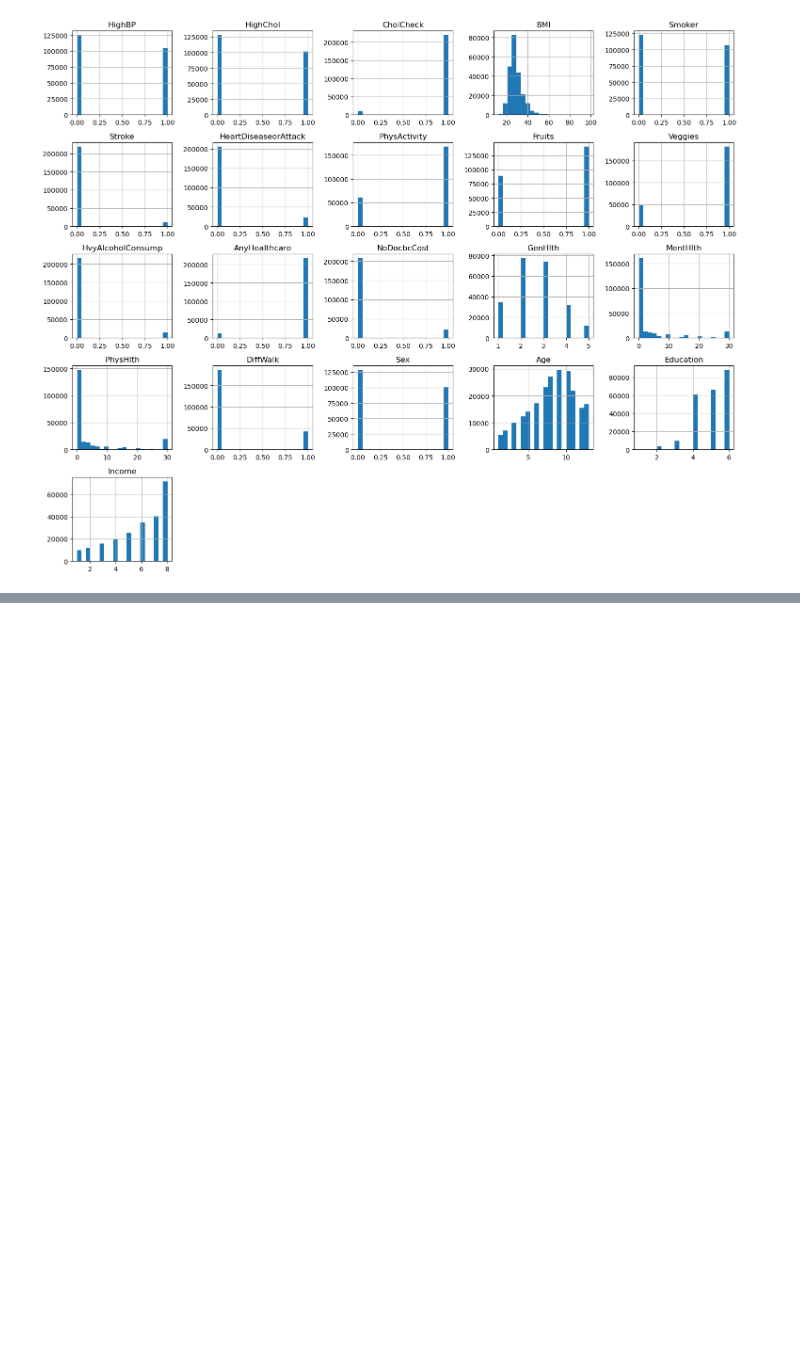
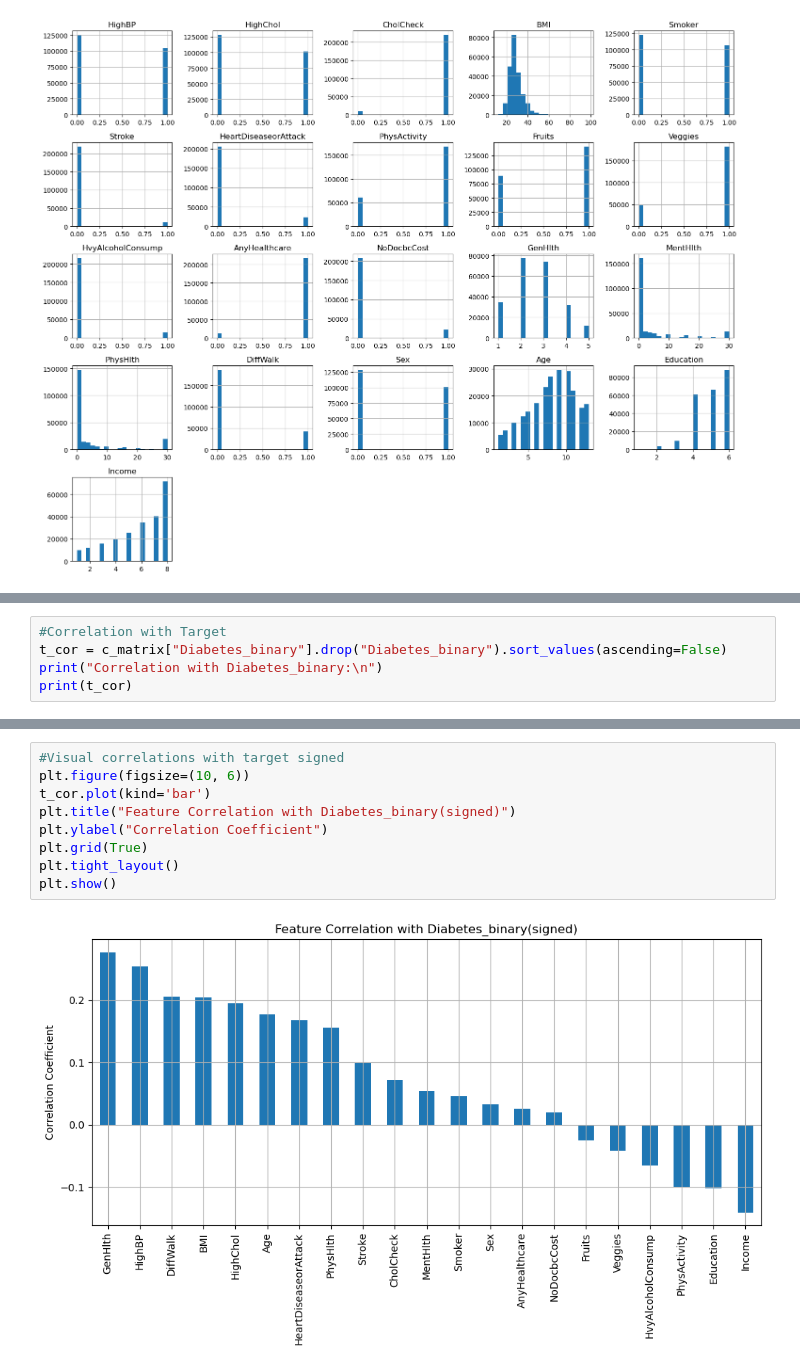
Before and after one commit to najmul19/diabetics_classification_from_daily_activities, a Jupyter notebook: diabatics/diabetics_classification_from_daily_activities.ipynb, the cells around one changed output, grey strips where cells are left out. Saved outputs shown, nothing was run; the diff lists cells and outputs as text; blank space fills up the shorter version.

```diff
--- a/diabatics/diabetics_classification_from_daily_activities.ipynb
+++ b/diabatics/diabetics_classification_from_daily_activities.ipynb
@@ -199,0 +210,5 @@ plt.show()
+# %%
+#Correlation with Target
+t_cor = c_matrix["Diabetes_binary"].drop("Diabetes_binary").sort_values(ascending=False)
+print("Correlation with Diabetes_binary:\n")
+print(t_cor)
@@ -199,0 +256,11 @@ plt.show()
+# %%
+#Visual correlations with target signed
+plt.figure(figsize=(10, 6))
+t_cor.plot(kind='bar')
+plt.title("Feature Correlation with Diabetes_binary(signed)")
+plt.ylabel("Correlation Coefficient")
+plt.grid(True)
+plt.tight_layout()
+plt.show()
+# %% [output]
+[figure, added]
```
Also changed, not shown: parts of 15 cells of this notebook.
